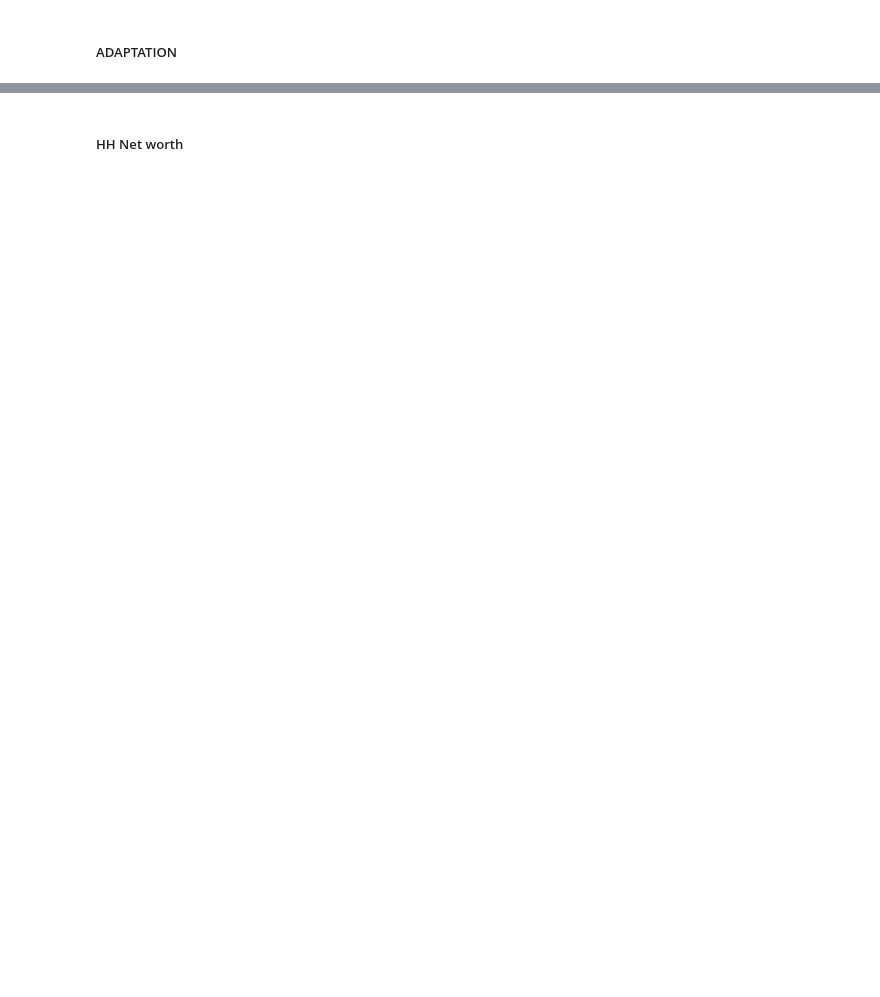
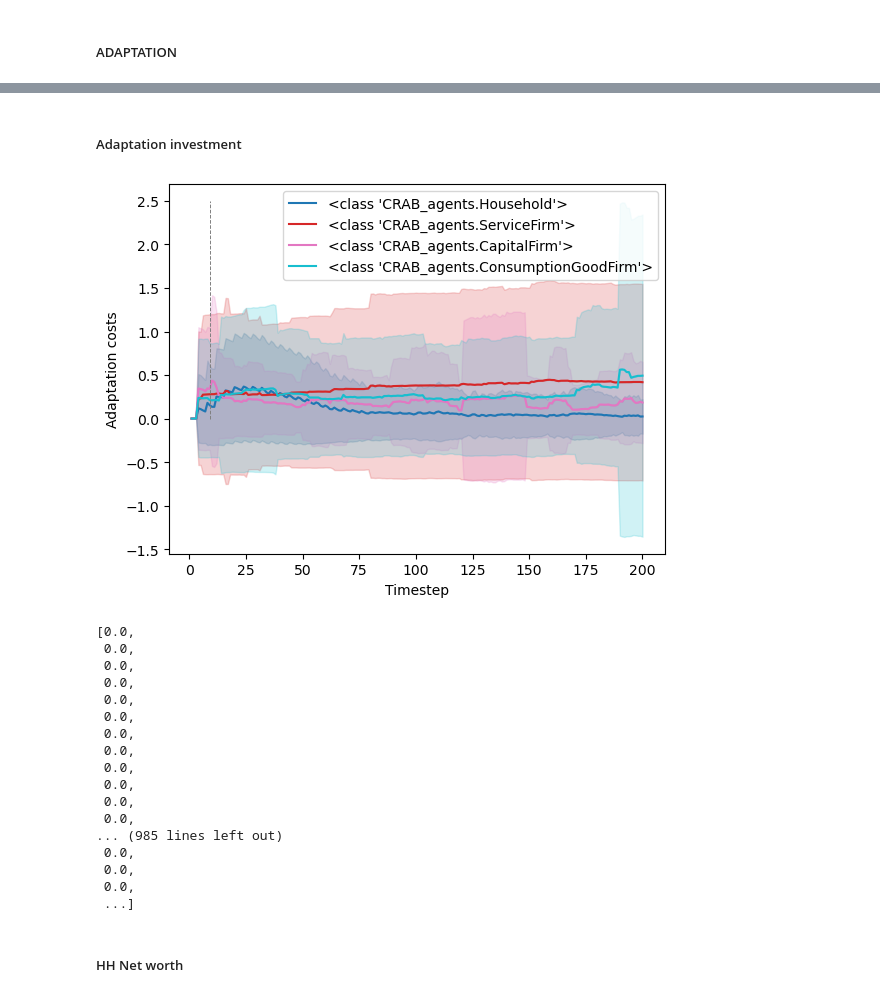
Before and after one commit to ghsher/CRAB_EM, a Jupyter notebook: Validation_checks.ipynb, the cells around one changed output, grey strips where cells are left out. Drawn from its saved outputs; the diff is of its cells as text; code cells hidden in the pictures; blank space fills up the shorter version.

```diff
--- a/Validation_checks.ipynb
+++ b/Validation_checks.ipynb
@@ -163,3 +179,34 @@ plot_all_runs(model_vars_df_list, "Adaptation: dry-proofing", color="tab:green")
+# %% [markdown]
+##### Adaptation investment
+# %%
+agent_types = set(agent_vars_df_list[0]["Type"].values) - set(["<class 'government.Government'>"])
+colors = iter(plt.cm.tab10(np.linspace(0, 1, len(agent_types))))
+
+for type in agent_types:
+    plot_avg_per_type(agent_vars_df_list, agent_type=type, var="Adaptation costs", color=next(colors))
+plt.vlines(flood_timesteps, ymin=0, ymax=2.5, color="grey", linestyle="--", linewidth=0.7)
+plt.show()
+
+sorted(agent_vars_df_list[0]["Adaptation costs"].values)
+# %% [output]
+[figure, added]
+[0.0,
+ 0.0,
+ 0.0,
+ 0.0,
+ 0.0,
+ 0.0,
+ 0.0,
+ 0.0,
+ 0.0,
+ 0.0,
+ 0.0,
+ 0.0,
+... (985 lines left out)
+ 0.0,
+ 0.0,
+ 0.0,
+ ...]
 # %% [markdown]
 ##### HH Net worth
 # %%
```
Also changed, not shown: parts of 28 cells of this notebook, 2 other files.
